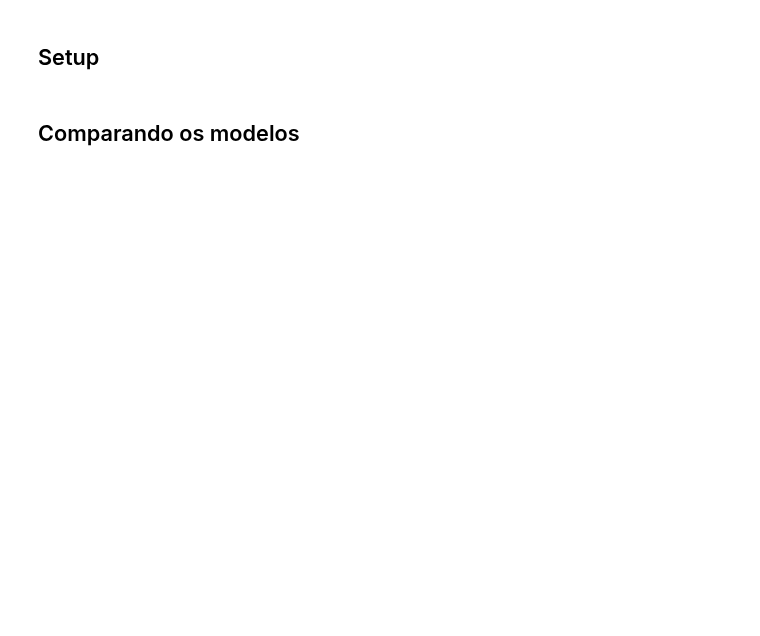
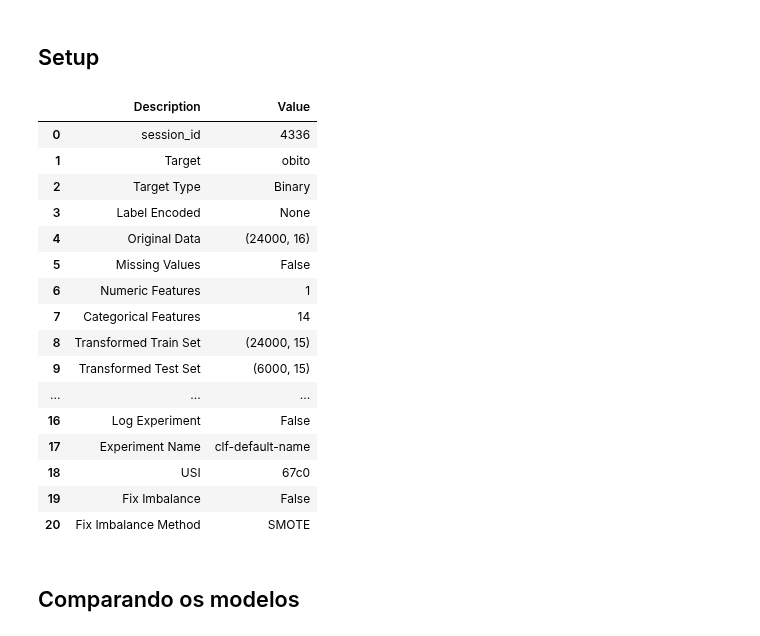
Before and after one commit to chicodias/pycaret-covid19, a Jupyter notebook: notebooks/covid-clf.ipynb, the cells around one changed output. Saved outputs shown, nothing was run; the diff lists cells and outputs as text; code cells hidden in the pictures; blank space fills up the shorter version.

```diff
--- a/notebooks/covid-clf.ipynb
+++ b/notebooks/covid-clf.ipynb
@@ -45,12 +68,32 @@ numeric = ['idade']
 # %% [markdown]
 ## Setup
 # %%
-clf = setup(data = train, target='obito', test_data=test,
+clf = setup(data = train, target='obito', test_data = test,
             categorical_features = categorical,
             numeric_features = numeric,
             remove_multicollinearity = True,
             feature_selection = True,
-            session_id = 4336)
+            session_id = 4336,
+            silent=True,
+            preprocess=False)
+# %% [output]
+|  | Description | Value |
+| 0 | session_id | 4336 |
+| 1 | Target | obito |
+| 2 | Target Type | Binary |
+| 3 | Label Encoded | None |
+| 4 | Original Data | (24000, 16) |
+| 5 | Missing Values | False |
+| 6 | Numeric Features | 1 |
+| 7 | Categorical Features | 14 |
+| 8 | Transformed Train Set | (24000, 15) |
+| 9 | Transformed Test Set | (6000, 15) |
+| ... | ... | ... |
+| 16 | Log Experiment | False |
+| 17 | Experiment Name | clf-default-name |
+| 18 | USI | 67c0 |
+| 19 | Fix Imbalance | False |
+| 20 | Fix Imbalance Method | SMOTE |
 # %% [markdown]
 ## Comparando os modelos
 # %%
```
Also changed, not shown: parts of 18 cells of this notebook.
